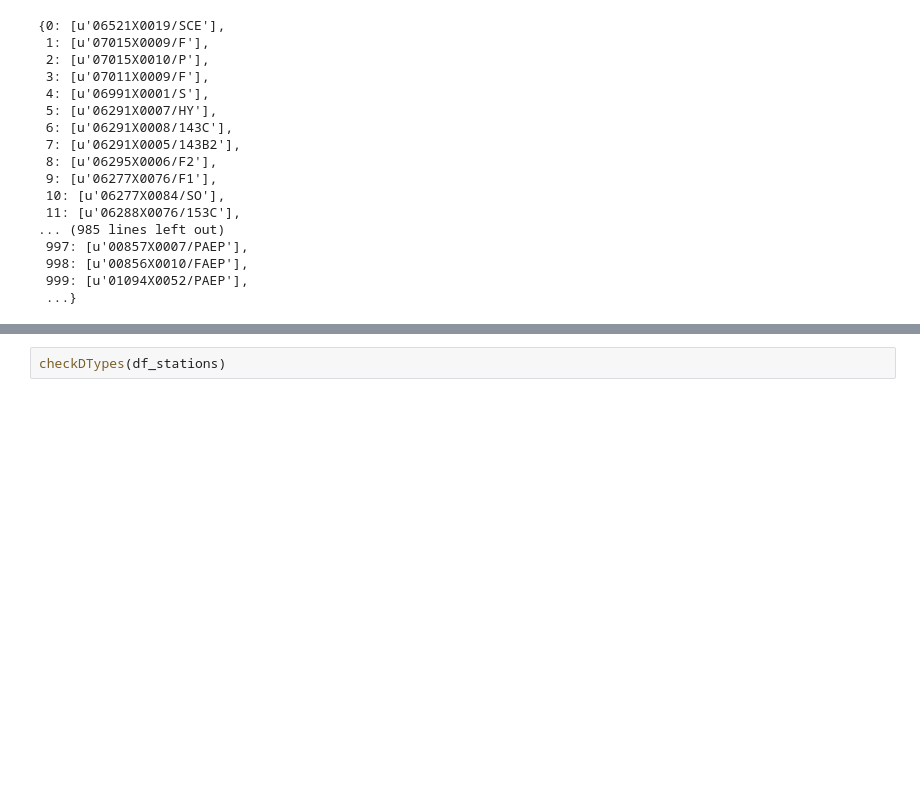
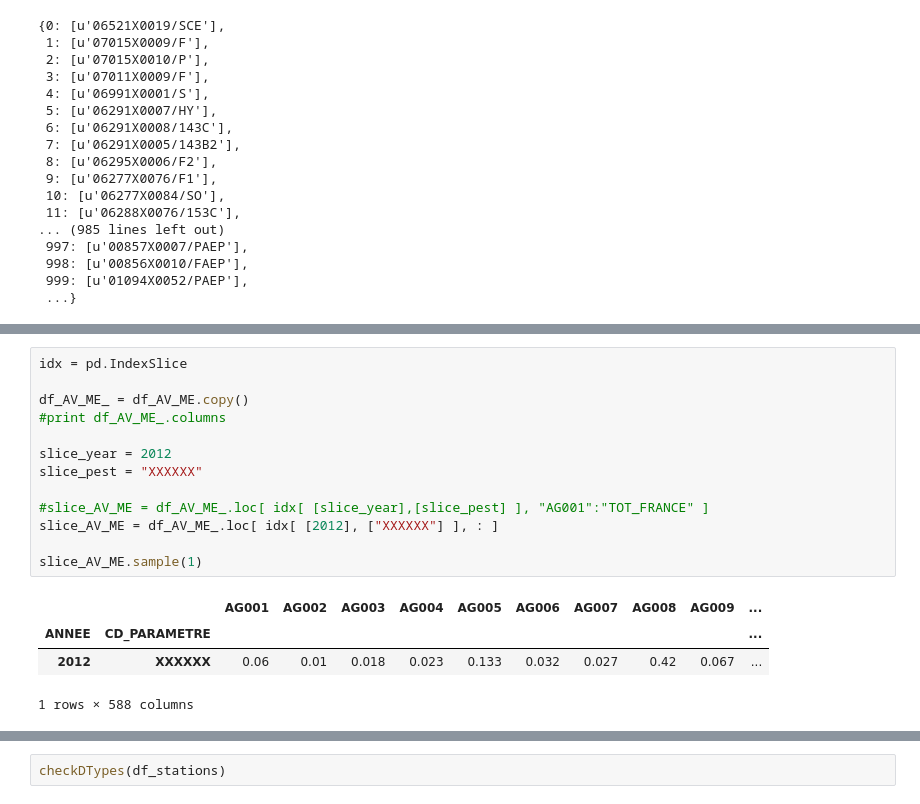
Before and after one commit to JulienParis/hydroviz, a Jupyter notebook: app/static/data/stats_web/test_df_queries.ipynb, the cells around one changed output, grey strips where cells are left out. Cells and saved outputs as stored; diff of their text form; blank space fills up the shorter version.

```diff
--- a/app/static/data/stats_web/test_df_queries.ipynb
+++ b/app/static/data/stats_web/test_df_queries.ipynb
@@ -164,0 +182,18 @@ df_AV_ME.tail(3)
+# %%
+idx = pd.IndexSlice
+
+df_AV_ME_ = df_AV_ME.copy()
+#print df_AV_ME_.columns
+
+slice_year = 2012
+slice_pest = "XXXXXX"
+
+#slice_AV_ME = df_AV_ME_.loc[ idx[ [slice_year],[slice_pest] ], "AG001":"TOT_FRANCE" ]
+slice_AV_ME = df_AV_ME_.loc[ idx[ [2012], ["XXXXXX"] ], : ]
+
+slice_AV_ME.sample(1)
+# %% [output]
+|  |  | AG001 | AG002 | AG003 | AG004 | AG005 | AG006 | AG007 | AG008 | AG009 | ... |
+| ANNEE | CD_PARAMETRE |  |  |  |  |  |  |  |  |  | ... |
+| 2012 | XXXXXX | 0.06 | 0.01 | 0.018 | 0.023 | 0.133 | 0.032 | 0.027 | 0.42 | 0.067 | ... |
+1 rows × 588 columns
```
Also changed, not shown: parts of 9 cells of this notebook, 4 other files.
